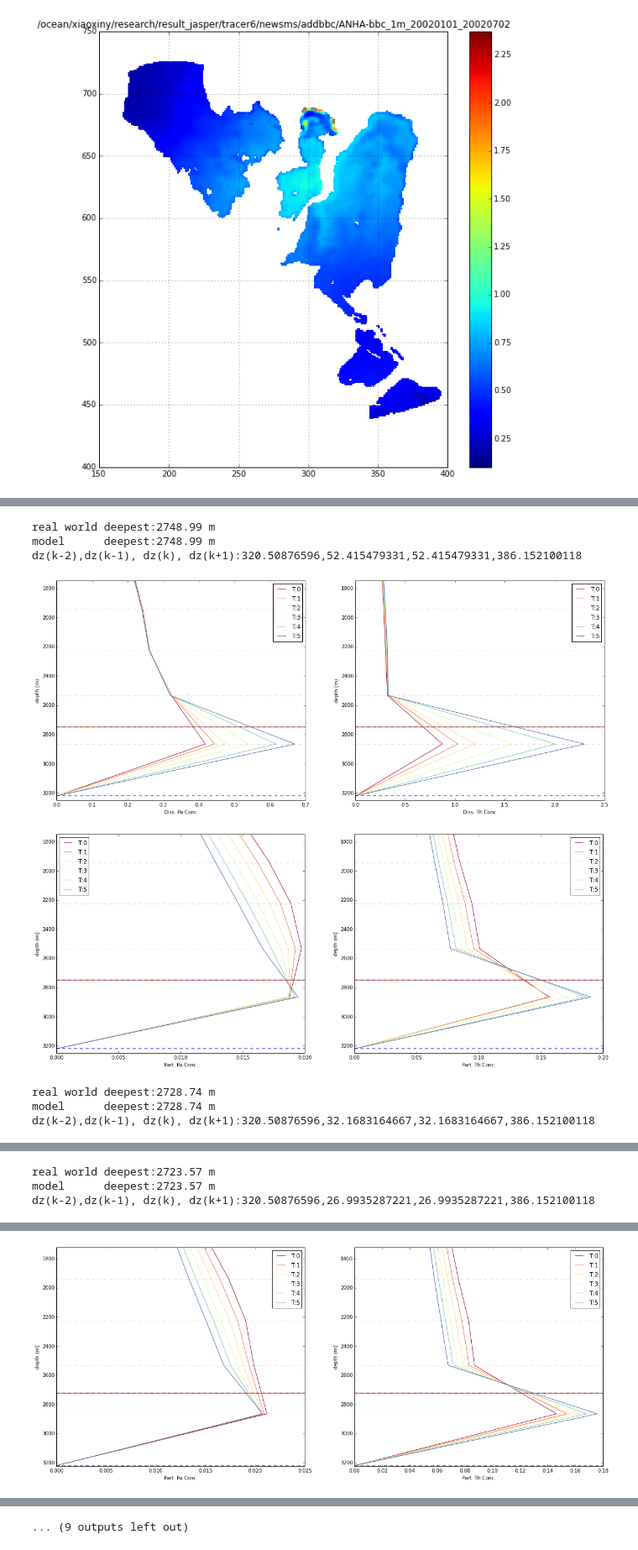
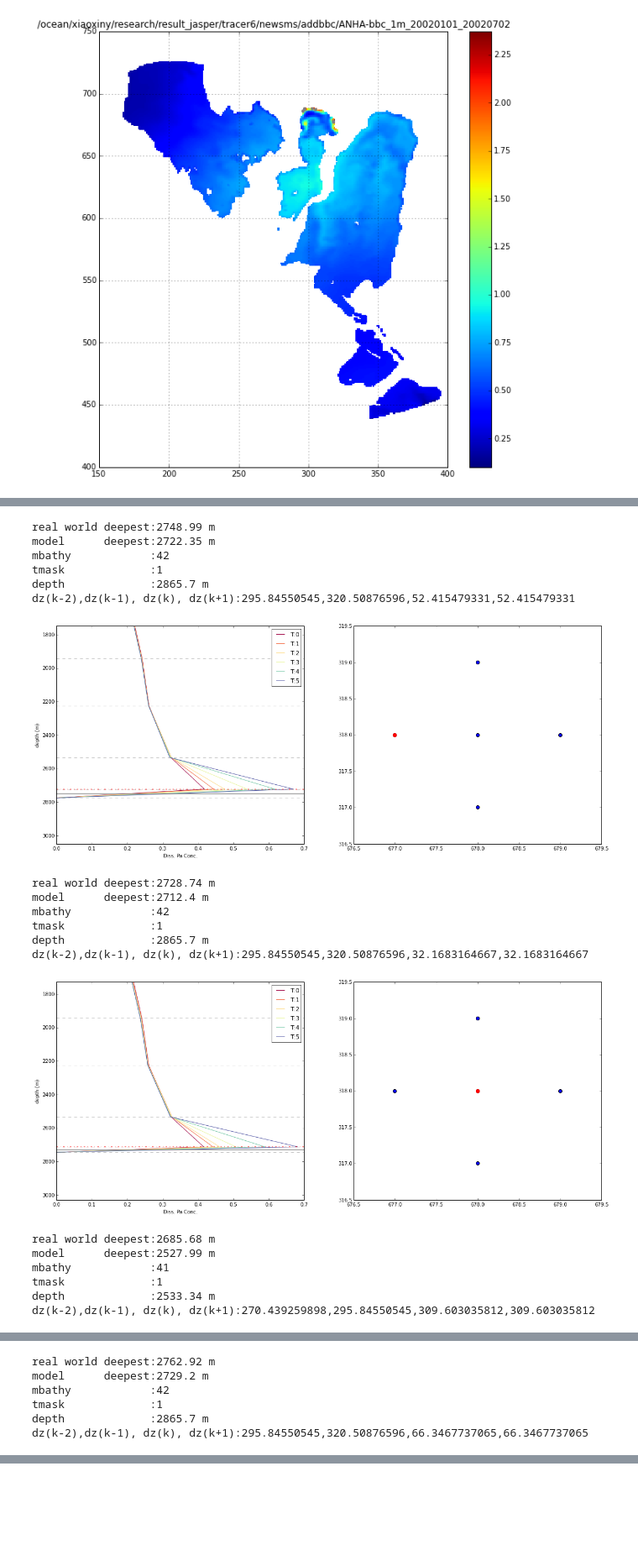
Before and after one commit to UBC-MOAD/analysis-cindy, a Jupyter notebook: notebooks/ANHA4-result/Add_bbc_for_tracers/check_mesh_mask.ipynb, the cells around one changed output, grey strips where cells are left out. Shown at 84% size. Cells and saved outputs as stored; diff of their text form; code cells hidden in the pictures; blank space fills up the shorter version.

Commit message:
corrected depth for t grids

```diff
--- a/notebooks/ANHA4-result/Add_bbc_for_tracers/check_mesh_mask.ipynb
+++ b/notebooks/ANHA4-result/Add_bbc_for_tracers/check_mesh_mask.ipynb
@@ -12,12 +12,15 @@ print mesh.variables.keys()
 # %% [output]
 [u'nav_lon', u'nav_lat', u'nav_lev', u'time_counter', u'tmask', u'umask', u'vmask', u'fmask', u'tmaskutil', u'umaskutil', u'vmaskutil', u'fmaskutil', u'glamt', u'glamu', u'glamv', u'glamf', u'gphit',  ...
 # %%
-gdepw=mesh.variables['gdepw'][:]
-mbathy=mesh.variables['mbathy'][:]
+gdept=mesh.variables['gdept'][:]
+mbathy=mesh.variables['mbathy'][:]-1
 e3t=mesh.variables['e3t'][:]
+tmask=mesh.variables['tmask'][:]
+e3w=mesh.variables['e3w'][:]
 print mbathy.shape
-print gdepw.shape
+print gdept.shape
 print e3t.shape
+print tmask.shape
 # %% [output]
 (1, 800, 544)
 (1, 50, 800, 544)
@@ -76,24 +128,27 @@ def vetical(data,dep,string,jj,ii,ylim='False',detail='no'):
 
     for i in range (len(data[:,1,1,1])):
         cc=cm.Spectral(i*50)
-        plt.plot(data[i,:,ii,jj],dep,color=cc,linewidth=1,label='T:%s'%i)
+        plt.plot(data[i,:,ii,jj],gdept[0,:,ii,jj],color=cc,linewidth=1,label='T:%s'%i)
         plt.legend(loc=0)
 
     for k in range (len(dep)):
-        plt.axhline(dep[k],c="grey",linestyle='--',linewidth=0.5,alpha=0.5)
-    plt.axhline(dep[mbathy[0,ii,jj]],c="blue",linestyle='--',linewidth=2,alpha=0.5)
+        plt.axhline(gdept[0,k,ii,jj],c="grey",linestyle='--',linewidth=0.5,alpha=0.9)
+    #plt.axhline(dep[mbathy[0,ii,jj]],c="blue",linestyle='--',linewidth=2,alpha=0.5)
     plt.axhline(bathy[ii,jj],c="grey",linewidth=2,alpha=0.7)
-    plt.axhline(gdepw[0,mbathy[0,ii,jj],ii,jj],c="red",linestyle='--',linewidth=2,alpha=0.5)
+    plt.axhline(gdept[0,mbathy[0,ii,jj],ii,jj],c="red",linestyle='-.',linewidth=2,alpha=0.5)
     plt.ylabel('depth (m)')
     plt.xlabel('%s Conc.'%string)
 
     if ylim=='True':
         dmin=bathy[ii,jj]-1000
-        dmax=bathy[ii,jj]+500
+        dmax=bathy[ii,jj]+300
     plt.ylim([dmin,dmax])
     if detail =='yes':
         print ('real world deepest:%s m'%(bathy[ii,jj]))
-        print ('model      deepest:%s m'%gdepw[0,mbathy[0,ii,jj],ii,jj])
+        print ('model      deepest:%s m'%gdept[0,mbathy[0,ii,jj],ii,jj])
+        print ('mbathy            :%s  '%mbathy[0,ii,jj])
+        print ('tmask             :%s  '%tmask[0,mbathy[0,ii,jj],ii,jj])
+        print ('depth             :%s m'%dep[mbathy[0,ii,jj]])
         print ('dz(k-2),dz(k-1), dz(k), dz(k+1):%s,%s,%s,%s'
                %(e3t[0,mbathy[0,ii,jj]-2,ii,jj],e3t[0,mbathy[0,ii,jj]-1,ii,jj],e3t[0,mbathy[0,ii,jj],ii,jj],e3t[0,mbathy[0,ii,jj]+1,ii,jj]))
 # %%
@@ -109,0 +167,5 @@ print ii
+# %%
+ik=[ii[1]-1,ii[1],ii[1]+1,ii[1]  ,ii[1]  ]
+jk=[jj[1]  ,jj[1],jj[1]  ,jj[1]-1,jj[1]+1]
+plt.scatter(ik,jk,s=50)
+plt.scatter(ik[:2],jk[:2],color='r',s=50)
@@ -110,20 +175,27 @@ print ii
 # %%
-for i in range (0,len(ii)):
+for i in range (0,len(ik)):
     fig = plt.figure(figsize=(20,8))
-    plt.subplot(121);vetical(TR_7,dep,'Diss. Pa',jj=jj[i],ii=ii[i],ylim='True',detail='yes');plt.gca().invert_yaxis()
-    plt.subplot(122);vetical(TR_8,dep,'Diss. Th',jj=jj[i],ii=ii[i],ylim='True');plt.gca().invert_yaxis()
-
-    fig = plt.figure(figsize=(20,8))
-    plt.subplot(121);vetical(TR_9,dep,'Part. Pa',jj=jj[i],ii=ii[i],ylim='True');plt.gca().invert_yaxis()
-    plt.subplot(122);vetical(TR_10,dep,'Part. Th',jj=jj[i],ii=ii[i],ylim='True');plt.gca().invert_yaxis()
-
+    plt.subplot(121);vetical(TR_7,dep,'Diss. Pa',jj=jk[i],ii=ik[i],ylim='True',detail='yes');plt.gca().invert_yaxis()
+    plt.subplot(122);plt.scatter(ik,jk,s=50);plt.scatter(ik[i],jk[i],color='r',s=50)
     plt.show()
 # %% [output]
 real world deepest:2748.99 m
-model      deepest:2748.99 m
-dz(k-2),dz(k-1), dz(k), dz(k+1):320.50876596,52.415479331,52.415479331,386.152100118
+model      deepest:2722.35 m
+mbathy            :42
+tmask             :1
+depth             :2865.7 m
+dz(k-2),dz(k-1), dz(k), dz(k+1):295.84550545,320.50876596,52.415479331,52.415479331
-[figure, old version]
+[figure, new version]
+real world deepest:2728.74 m
+model      deepest:2712.4 m
+mbathy            :42
+tmask             :1
+depth             :2865.7 m
+dz(k-2),dz(k-1), dz(k), dz(k+1):295.84550545,320.50876596,32.1683164667,32.1683164667
-[figure, old version]
+[figure, new version]
-real world deepest:2728.74 m
-model      deepest:2728.74 m
-dz(k-2),dz(k-1), dz(k), dz(k+1):320.50876596,32.1683164667,32.1683164667,386.152100118
+real world deepest:2685.68 m
+model      deepest:2527.99 m
+mbathy            :41
+tmask             :1
+depth             :2533.34 m
+dz(k-2),dz(k-1), dz(k), dz(k+1):270.439259898,295.84550545,309.603035812,309.603035812
@@ -130,0 +203,6 @@ dz(k-2),dz(k-1), dz(k), dz(k+1):320.50876596,32.1683164667,32.1683164667,386.152
+real world deepest:2762.92 m
+model      deepest:2729.2 m
+mbathy            :42
+tmask             :1
+depth             :2865.7 m
+dz(k-2),dz(k-1), dz(k), dz(k+1):295.84550545,320.50876596,66.3467737065,66.3467737065
@@ -132,3 +209,0 @@ dz(k-2),dz(k-1), dz(k), dz(k+1):320.50876596,32.1683164667,32.1683164667,386.152
-real world deepest:2723.57 m
-model      deepest:2723.57 m
-dz(k-2),dz(k-1), dz(k), dz(k+1):320.50876596,26.9935287221,26.9935287221,386.152100118
@@ -136 +216,0 @@ dz(k-2),dz(k-1), dz(k), dz(k+1):320.50876596,26.9935287221,26.9935287221,386.152
-[figure, removed]
@@ -142,4 +217,3 @@ dz(k-2),dz(k-1), dz(k), dz(k+1):320.50876596,32.9799904221,32.9799904221,386.152
-... (9 outputs left out)
 # %%
 ii=[650,700,600,600]
 jj=[200,200,350,400]
```
Also changed, not shown: parts of 15 cells of this notebook.
